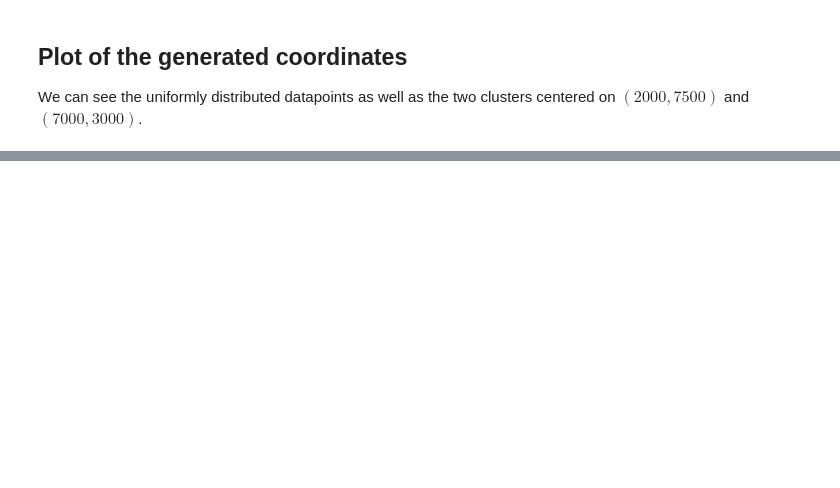
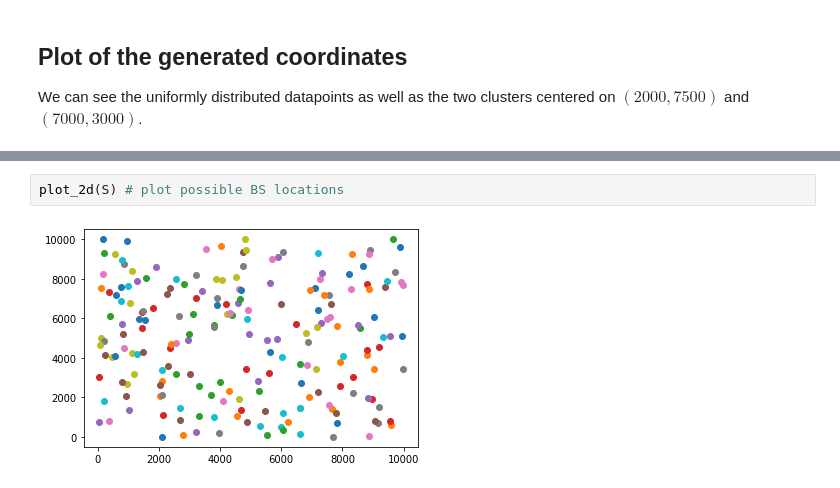
Before and after one commit to msaynevirta/rio207, a Jupyter notebook: tp_placement_optimisation/tp_placement_optimisation.ipynb, the cells around one changed output, grey strips where cells are left out. Saved outputs shown, nothing was run; the diff lists cells and outputs as text; blank space fills up the shorter version.

```diff
--- a/tp_placement_optimisation/tp_placement_optimisation.ipynb
+++ b/tp_placement_optimisation/tp_placement_optimisation.ipynb
@@ -66,0 +138,4 @@ induces an operational cost of Cb = 5.
+# %%
+plot_2d(S) # plot possible BS locations
+# %% [output]
+[figure, added]
```
Also changed, not shown: parts of 12 cells of this notebook.
